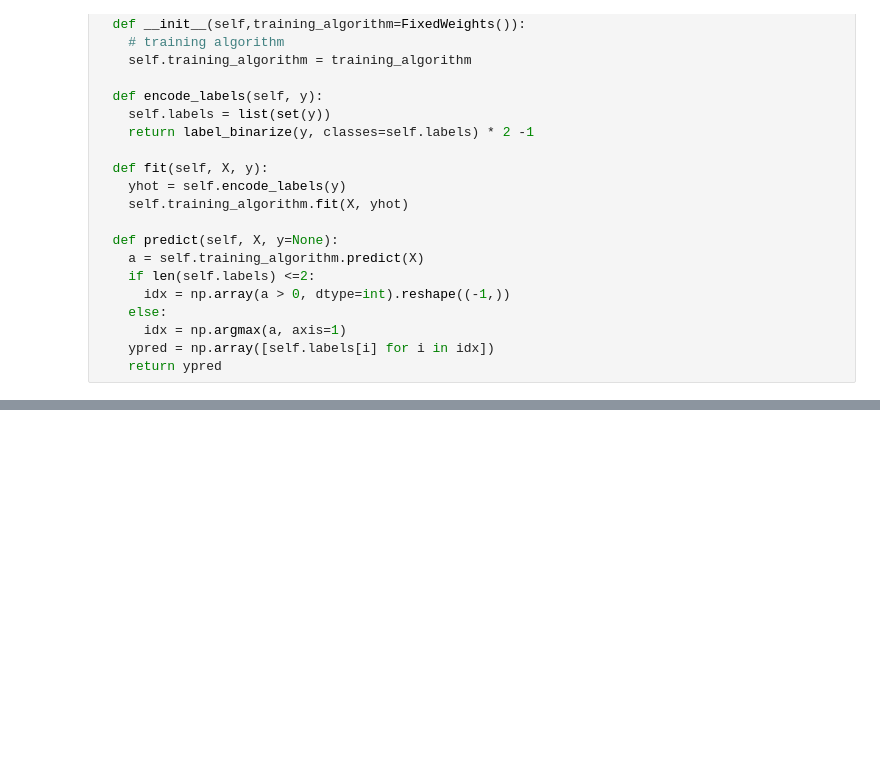
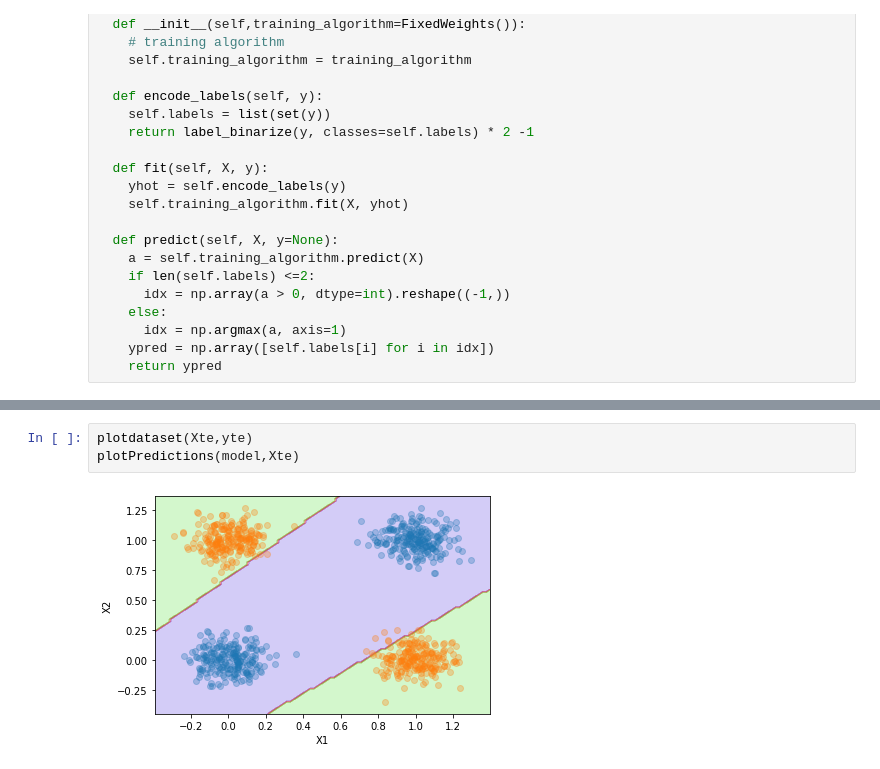
Before and after one commit to herbert1703/RN, a Jupyter notebook: Implementação da fase forward.ipynb, the cells around one changed output, grey strips where cells are left out. Cells and saved outputs as stored; diff of their text form; blank space fills up the shorter version.

```diff
--- a/Implementação da fase forward.ipynb
+++ b/Implementação da fase forward.ipynb
@@ -116,0 +124,5 @@ plotPredictions(model,Xtr)
+# %%
+plotdataset(Xte,yte)
+plotPredictions(model,Xte)
+# %% [output]
+[figure, added]
```
Also changed, not shown: parts of 7 cells of this notebook.
